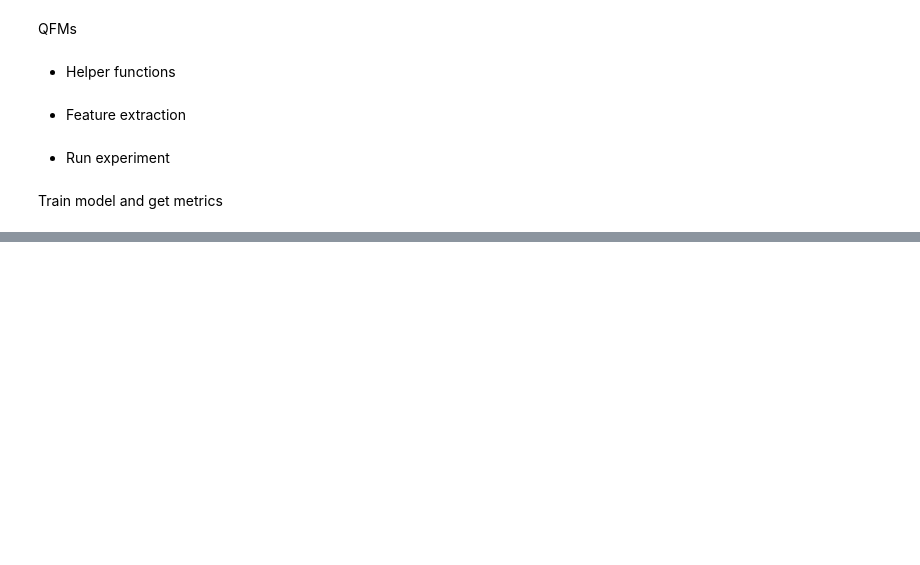
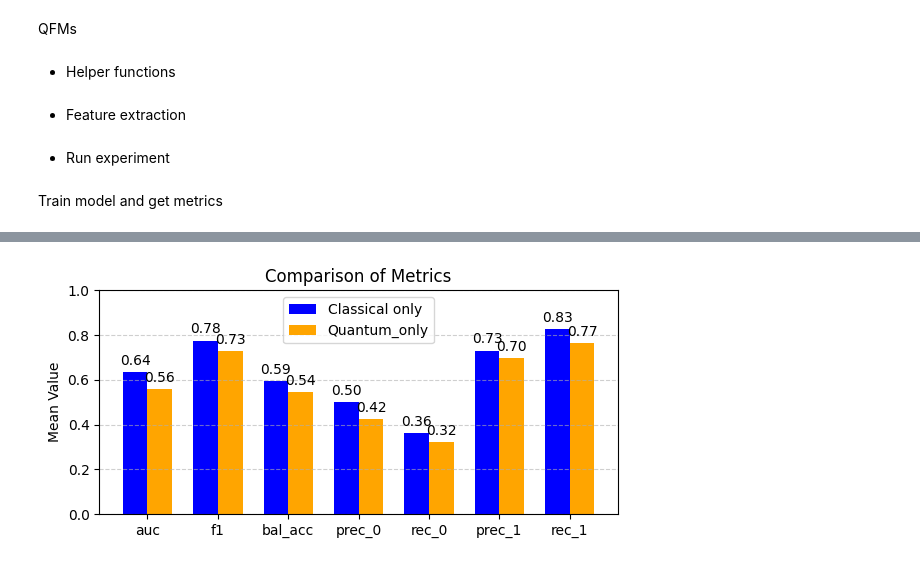
Before and after one commit to JiriVitak/Quantum-feature-maps, a Jupyter notebook: Improved_QFM.ipynb, the cells around one changed output, grey strips where cells are left out. Saved outputs shown, nothing was run; the diff lists cells and outputs as text; code cells hidden in the pictures; blank space fills up the shorter version.

```diff
--- a/Improved_QFM.ipynb
+++ b/Improved_QFM.ipynb
@@ -476,0 +525,5 @@ plot_metrics_bar(metrics_classical_top5, metrics_quantum_top5)
+# %%
+metrics_quantum_top5 = json.load(open("saved_models/quantum_top5_1rep/metrics.json"))
+plot_metrics_bar(metrics_classical_top5, metrics_quantum_top5)
+# %% [output]
+[figure, added]
```
Also changed, not shown: parts of 19 cells of this notebook, 43 other files.
